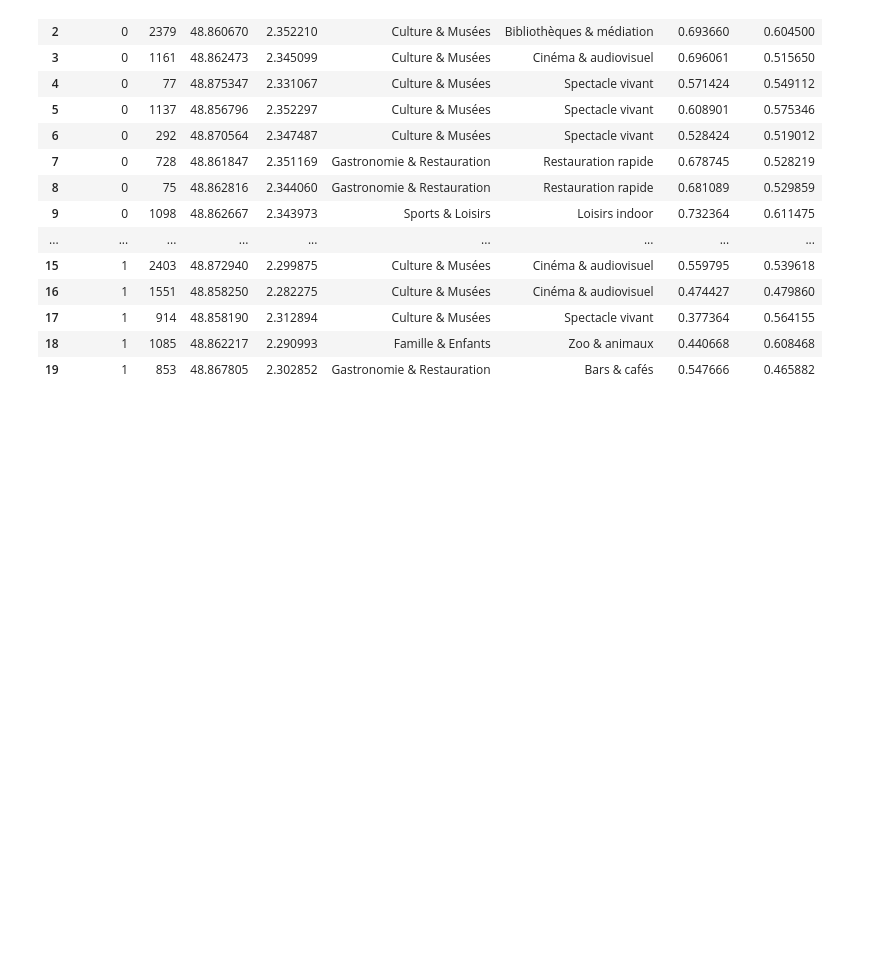
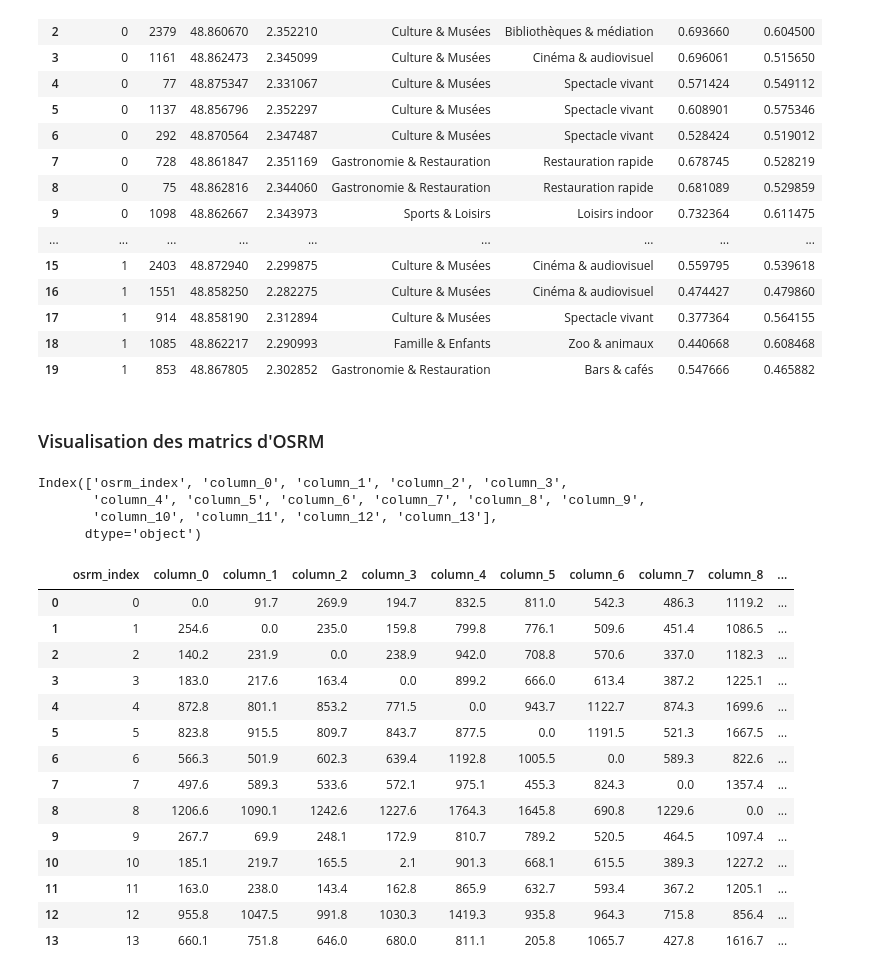
Before and after one commit to DataScientest-Studio/nov25_bde_itineraire_vacances, a Jupyter notebook: notebooks/3.0-gep-data-exploration_datatourisme.ipynb, the cells around one changed output. Drawn from its saved outputs; the diff is of its cells as text; code cells hidden in the pictures; blank space fills up the shorter version.

```diff
--- a/notebooks/3.0-gep-data-exploration_datatourisme.ipynb
+++ b/notebooks/3.0-gep-data-exploration_datatourisme.ipynb
@@ -161,3 +161,32 @@ fig.update_layout(
 )
 
 fig.show()
+# %% [markdown]
+### Visualisation des matrics d'OSRM
+# %%
+path_osrm_matrix = Path("../data/processed/df_osrm_dur/14_merged_20260109_115825.parquet")
+
+table = pq.read_table(path_osrm_matrix)
+df = table.to_pandas()
+print(df.columns)
+df.head(15)
+# %% [output]
+Index(['osrm_index', 'column_0', 'column_1', 'column_2', 'column_3',
+       'column_4', 'column_5', 'column_6', 'column_7', 'column_8', 'column_9',
+       'column_10', 'column_11', 'column_12', 'column_13'],
+      dtype='object')
+|  | osrm_index | column_0 | column_1 | column_2 | column_3 | column_4 | column_5 | column_6 | column_7 | column_8 | ... |
+| 0 | 0 | 0.0 | 91.7 | 269.9 | 194.7 | 832.5 | 811.0 | 542.3 | 486.3 | 1119.2 | ... |
+| 1 | 1 | 254.6 | 0.0 | 235.0 | 159.8 | 799.8 | 776.1 | 509.6 | 451.4 | 1086.5 | ... |
+| 2 | 2 | 140.2 | 231.9 | 0.0 | 238.9 | 942.0 | 708.8 | 570.6 | 337.0 | 1182.3 | ... |
+| 3 | 3 | 183.0 | 217.6 | 163.4 | 0.0 | 899.2 | 666.0 | 613.4 | 387.2 | 1225.1 | ... |
+| 4 | 4 | 872.8 | 801.1 | 853.2 | 771.5 | 0.0 | 943.7 | 1122.7 | 874.3 | 1699.6 | ... |
+| 5 | 5 | 823.8 | 915.5 | 809.7 | 843.7 | 877.5 | 0.0 | 1191.5 | 521.3 | 1667.5 | ... |
+| 6 | 6 | 566.3 | 501.9 | 602.3 | 639.4 | 1192.8 | 1005.5 | 0.0 | 589.3 | 822.6 | ... |
+| 7 | 7 | 497.6 | 589.3 | 533.6 | 572.1 | 975.1 | 455.3 | 824.3 | 0.0 | 1357.4 | ... |
+| 8 | 8 | 1206.6 | 1090.1 | 1242.6 | 1227.6 | 1764.3 | 1645.8 | 690.8 | 1229.6 | 0.0 | ... |
+| 9 | 9 | 267.7 | 69.9 | 248.1 | 172.9 | 810.7 | 789.2 | 520.5 | 464.5 | 1097.4 | ... |
+| 10 | 10 | 185.1 | 219.7 | 165.5 | 2.1 | 901.3 | 668.1 | 615.5 | 389.3 | 1227.2 | ... |
+| 11 | 11 | 163.0 | 238.0 | 143.4 | 162.8 | 865.9 | 632.7 | 593.4 | 367.2 | 1205.1 | ... |
+| 12 | 12 | 955.8 | 1047.5 | 991.8 | 1030.3 | 1419.3 | 935.8 | 964.3 | 715.8 | 856.4 | ... |
+| 13 | 13 | 660.1 | 751.8 | 646.0 | 680.0 | 811.1 | 205.8 | 1065.7 | 427.8 | 1616.7 | ... |
```
Also changed, not shown: 18 other files.
